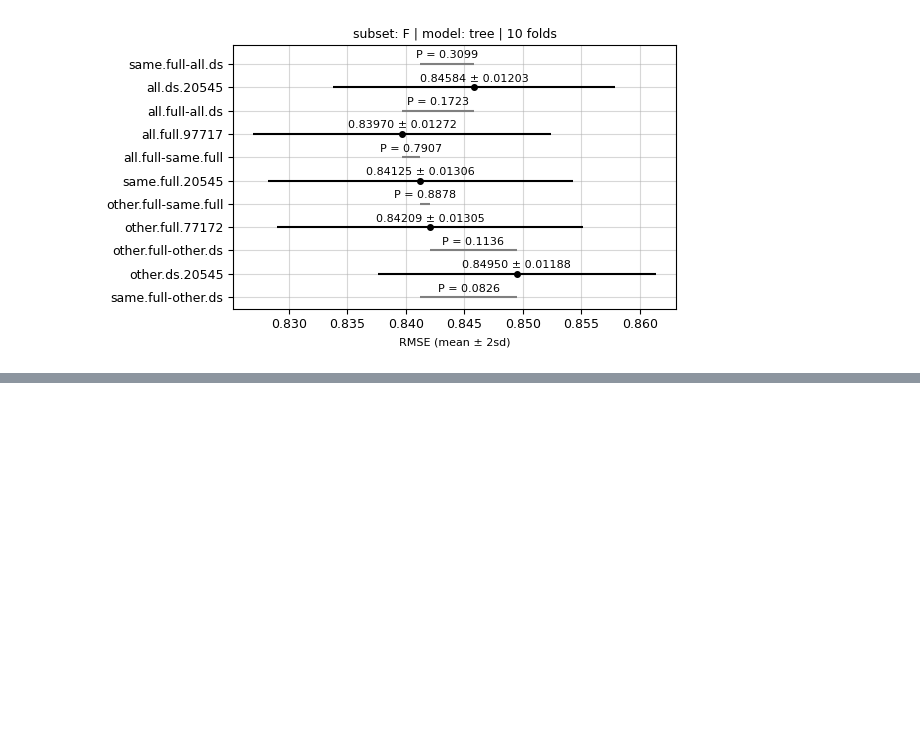
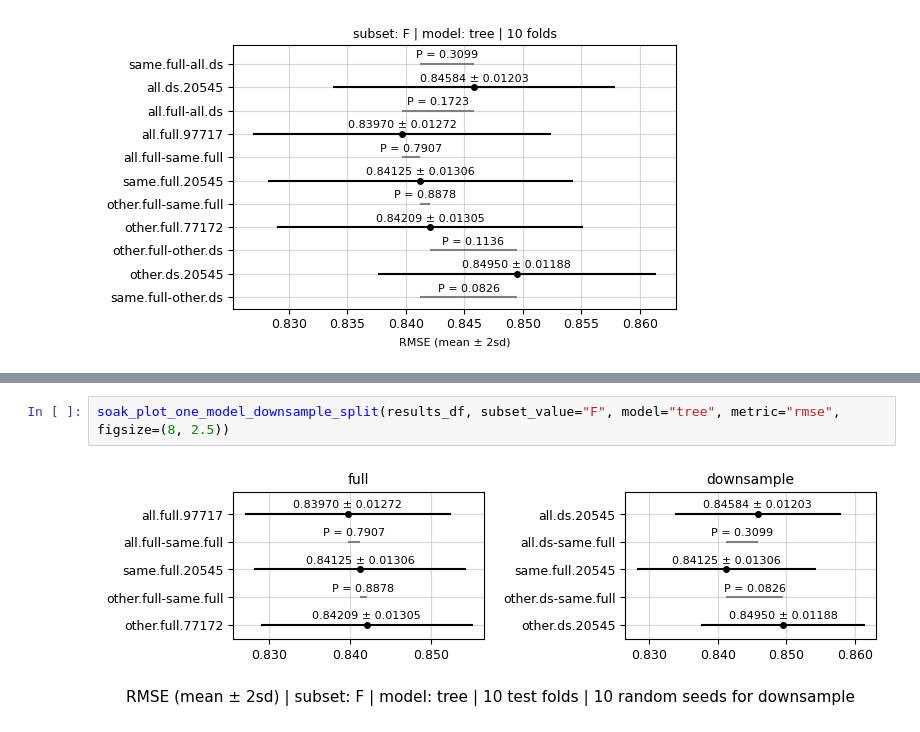
Before and after one commit to lamtung16/soak_regression, a Jupyter notebook: notebook_visualization.ipynb, the cells around one changed output, grey strips where cells are left out. Saved outputs shown, nothing was run; the diff lists cells and outputs as text; blank space fills up the shorter version.

```diff
--- a/notebook_visualization.ipynb
+++ b/notebook_visualization.ipynb
@@ -58,0 +63,4 @@ soak_plot_one_model_extend_downsample_4(results_df, subset_value='F', model='tre
+# %%
+soak_plot_one_model_downsample_split(results_df, subset_value="F", model="tree", metric="rmse", figsize=(8, 2.5))
+# %% [output]
+[figure, added]
```
Also changed, not shown: parts of 1 cell of this notebook, 1 other file.
